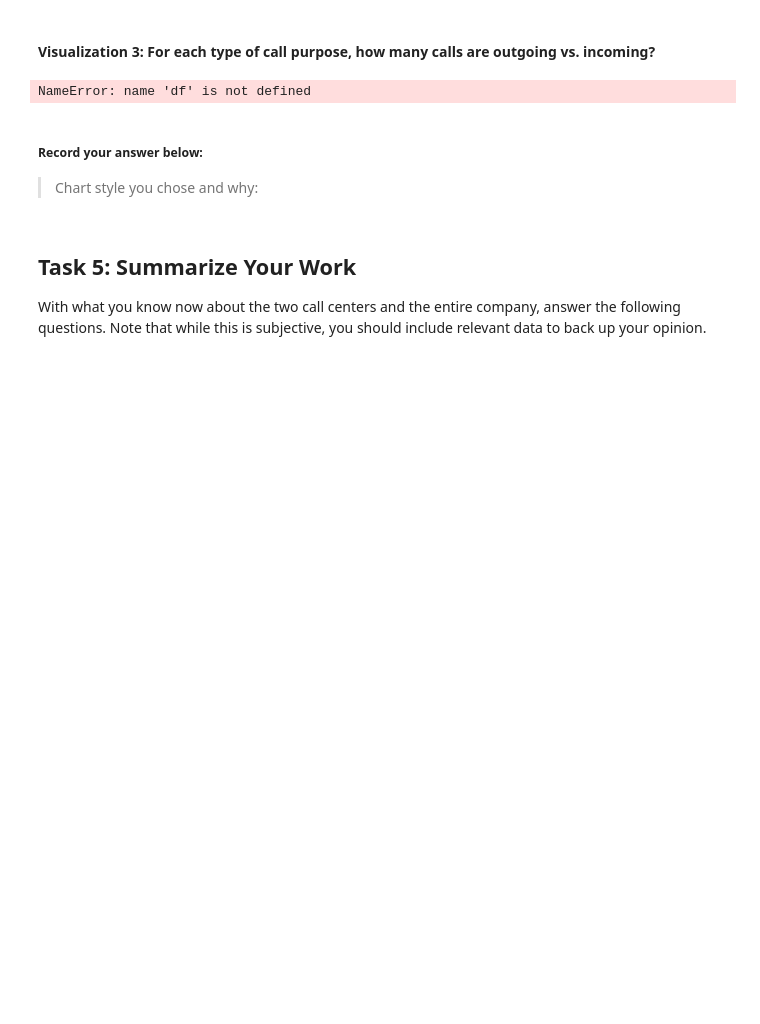
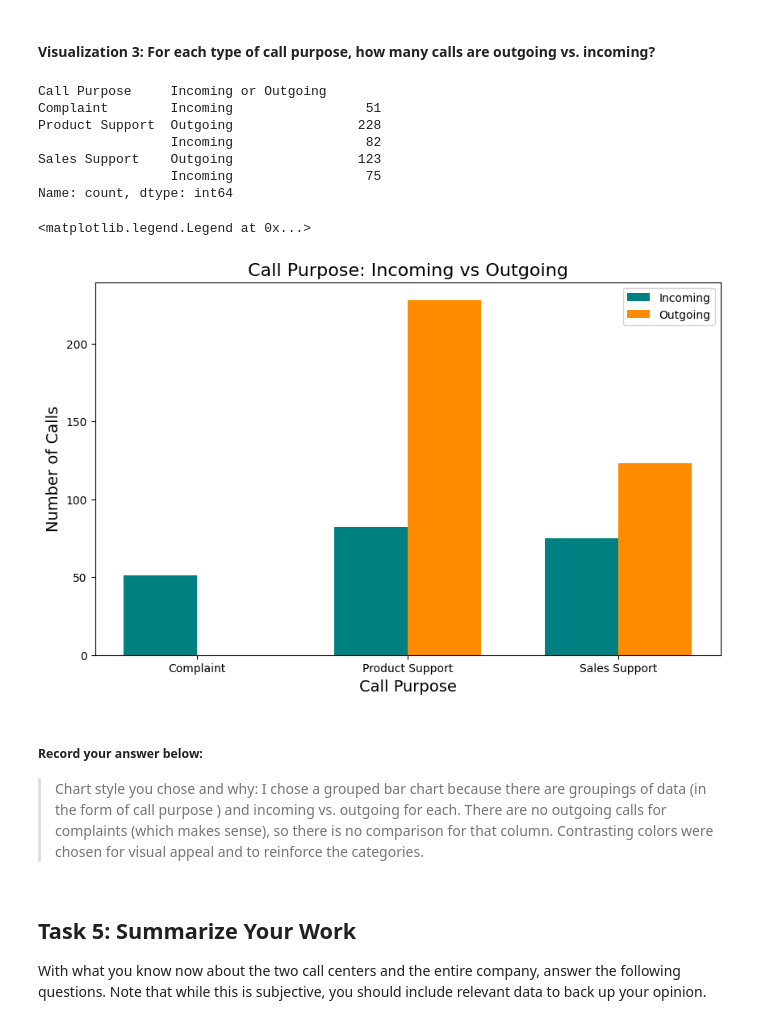
Before and after one commit to alexburchardt/call-center-cleanup-assignment, a Jupyter notebook: Call_Center_Cleanup.ipynb, the cells around one changed output. Cells and saved outputs as stored; diff of their text form; code cells hidden in the pictures; blank space fills up the shorter version.

```diff
--- a/Call_Center_Cleanup.ipynb
+++ b/Call_Center_Cleanup.ipynb
@@ -483,23 +507,50 @@ NameError: name 'north' is not defined
 # %%
 # Create visualization 3 here:
 # The three dictionaries, complaints, sales_support, and product_support, have the information you need
 
-purpose_group = df.groupby("Call Purpose")
+purpose_group = totaldf.groupby("Call Purpose")
 call_purpose = ["Complaint", "Product Support", "Sales Support"]
 purpose_counts = purpose_group["Incoming or Outgoing"].value_counts()
 print(purpose_counts)
 
 complaints = purpose_counts["Complaint"].to_dict()
 sales_support = purpose_counts["Sales Support"].to_dict()
 product_support = purpose_counts["Product Support"].to_dict()
 
 #Your Code Here:
+data = {
+    'Call Purpose': ['Complaint', 'Product Support', 'Sales Support'],
+    'Incoming': [51,82,75],
+    'Outgoing': [np.nan,228,123]
+}
+call_purpose=['Complaint', 'Product Support', 'Sales Support']
+df=pd.DataFrame(data)
+df=df.set_index('Call Purpose')
+fig, ax= plt.subplots(figsize=(10,6))
+bar_width=0.35
+index=np.arange(len(df))
+ax.bar(index-bar_width/2, df['Incoming'], bar_width, label='Incoming', color='teal')
+outgoing_values=[v if not pd.isna(v) else 0 for v in df['Outgoing']]
+ax.bar(index + bar_width/2, outgoing_values, bar_width, label='Outgoing', color='darkorange')
+ax.set_xlabel('Call Purpose', fontsize=14)
+ax.set_ylabel ('Number of Calls', fontsize=14)
+ax.set_title('Call Purpose: Incoming vs Outgoing', fontsize=16)
+ax.set_xticks(index,labels=call_purpose)
+ax.legend()
 # %% [output]
-NameError: name 'df' is not defined
+Call Purpose     Incoming or Outgoing
+Complaint        Incoming                 51
+Product Support  Outgoing                228
+                 Incoming                 82
+Sales Support    Outgoing                123
+                 Incoming                 75
+Name: count, dtype: int64
+<matplotlib.legend.Legend at 0x...>
+[figure, added]
 # %% [markdown]
 ##### Record your answer below:
 
-> Chart style you chose and why:
+> Chart style you chose and why: I chose a grouped bar chart because there are groupings of data (in the form of call purpose ) and incoming vs. outgoing for each. There are no outgoing calls for complaints (which makes sense), so there is no comparison for that column. Contrasting colors were chosen for visual appeal and to reinforce the categories.
 # %% [markdown]
 ## Task 5: Summarize Your Work
 
```
Also changed, not shown: parts of 9 cells of this notebook.
